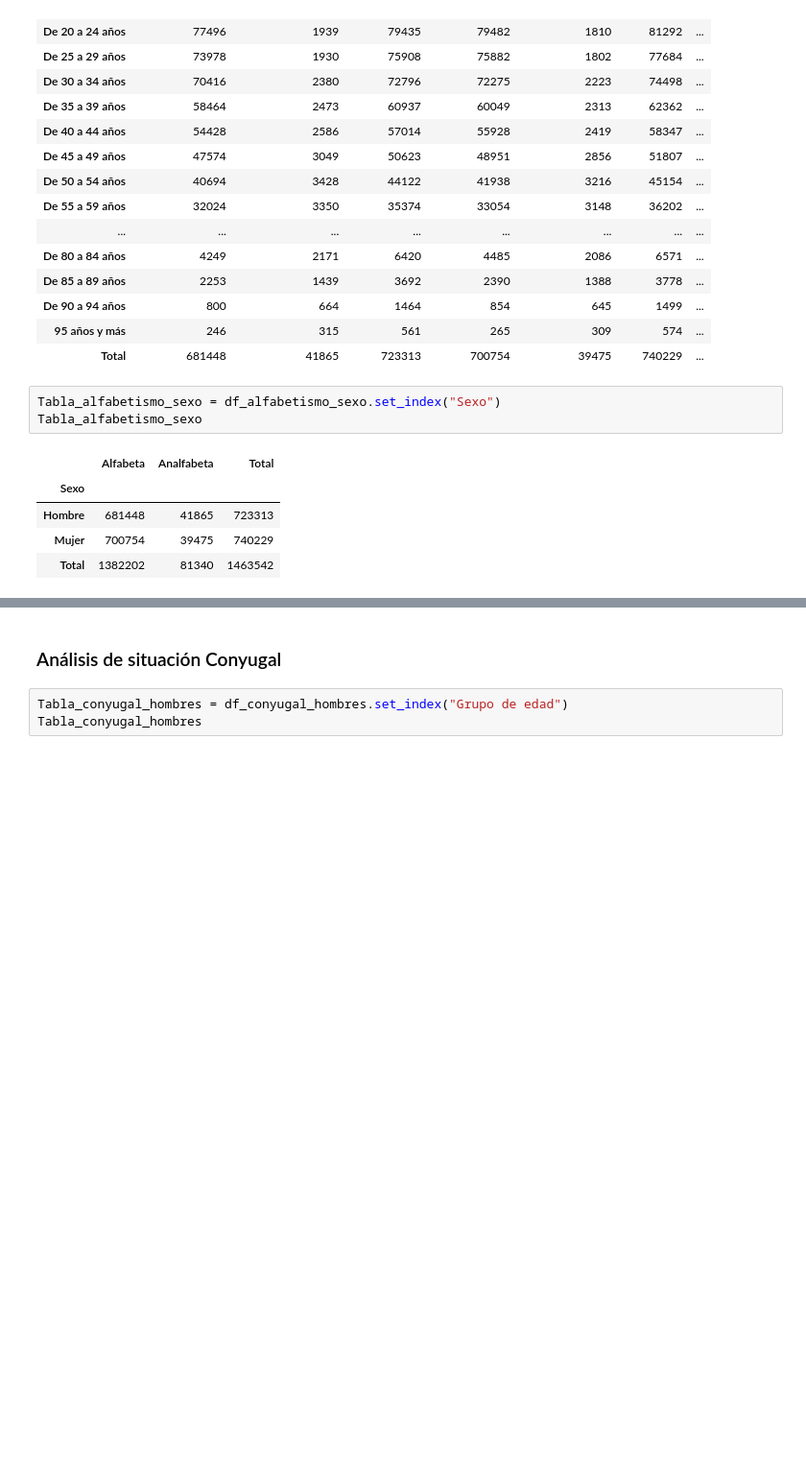
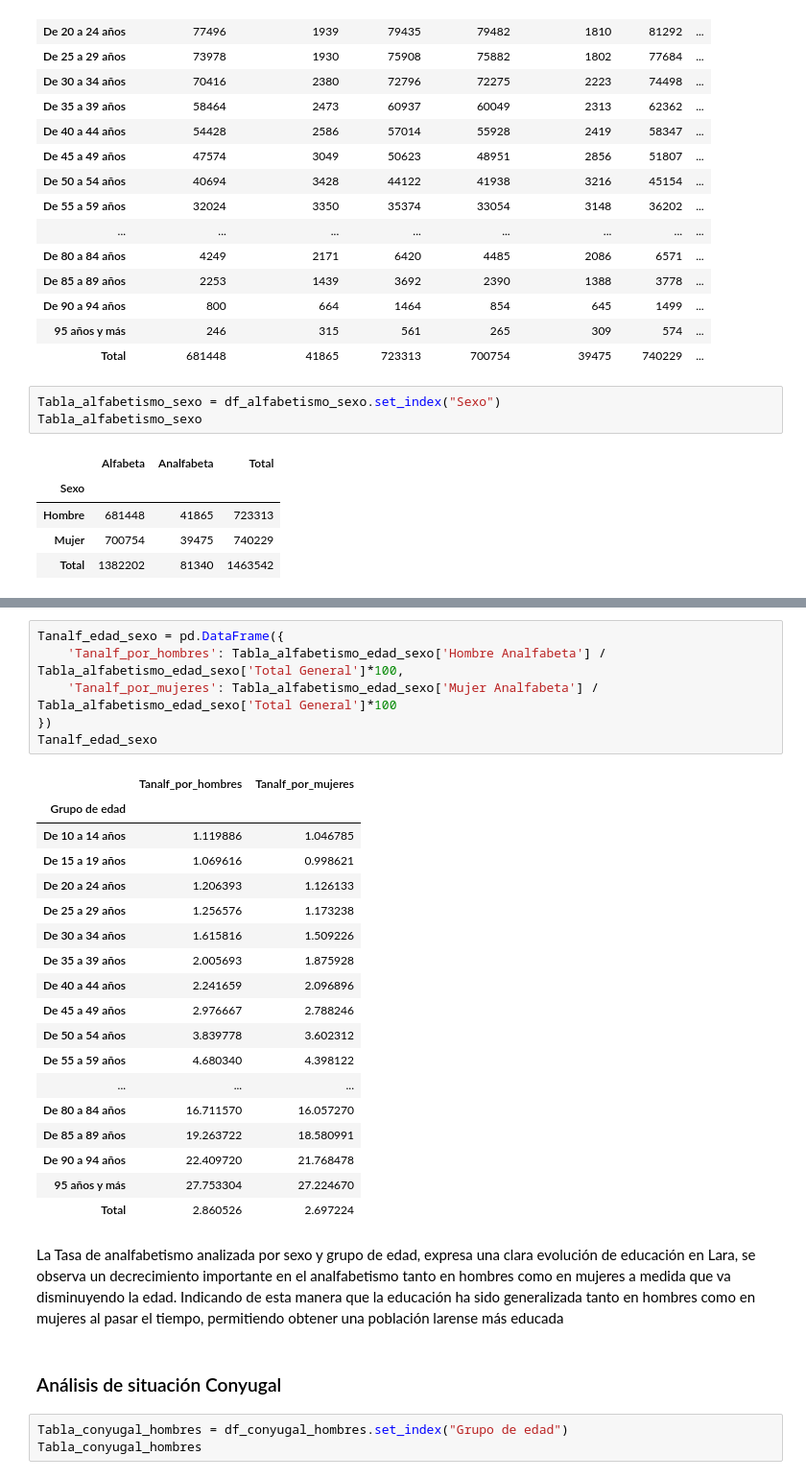
Before and after one commit to Giorferp/Analisis_demografico_del_estado_Lara_VEN, a Jupyter notebook: Análisis_Demográfico_del_Estado_Lara.ipynb, the cells around one changed output, grey strips where cells are left out. Shown at 96% size. Cells and saved outputs as stored; diff of their text form; blank space fills up the shorter version.

Commit message:
Creación de tablas e interpertaciones varias

```diff
--- a/Análisis_Demográfico_del_Estado_Lara.ipynb
+++ b/Análisis_Demográfico_del_Estado_Lara.ipynb
@@ -257,3 +254,30 @@ Tabla_alfabetismo_sexo
+# %%
+Tanalf_edad_sexo = pd.DataFrame({
+    'Tanalf_por_hombres': Tabla_alfabetismo_edad_sexo['Hombre Analfabeta'] / Tabla_alfabetismo_edad_sexo['Total General']*100,
+    'Tanalf_por_mujeres': Tabla_alfabetismo_edad_sexo['Mujer Analfabeta'] / Tabla_alfabetismo_edad_sexo['Total General']*100
+})
+Tanalf_edad_sexo
+# %% [output]
+|  | Tanalf_por_hombres | Tanalf_por_mujeres |
+| Grupo de edad |  |  |
+| De 10 a 14 años | 1.119886 | 1.046785 |
+| De 15 a 19 años | 1.069616 | 0.998621 |
+| De 20 a 24 años | 1.206393 | 1.126133 |
+| De 25 a 29 años | 1.256576 | 1.173238 |
+| De 30 a 34 años | 1.615816 | 1.509226 |
+| De 35 a 39 años | 2.005693 | 1.875928 |
+| De 40 a 44 años | 2.241659 | 2.096896 |
+| De 45 a 49 años | 2.976667 | 2.788246 |
+| De 50 a 54 años | 3.839778 | 3.602312 |
+| De 55 a 59 años | 4.680340 | 4.398122 |
+| ... | ... | ... |
+| De 80 a 84 años | 16.711570 | 16.057270 |
+| De 85 a 89 años | 19.263722 | 18.580991 |
+| De 90 a 94 años | 22.409720 | 21.768478 |
+| 95 años y más | 27.753304 | 27.224670 |
+| Total | 2.860526 | 2.697224 |
+# %% [markdown]
+La Tasa de analfabetismo analizada por sexo y grupo de edad, expresa una clara evolución de educación en Lara, se observa un decrecimiento importante en el analfabetismo tanto en hombres como en mujeres a medida que va disminuyendo la edad. Indicando de esta manera que la educación ha sido generalizada tanto en hombres como en mujeres al pasar el tiempo, permitiendo obtener una población larense más educada
 # %% [markdown]
 ### Análisis de situación Conyugal
 # %%
```
Also changed, not shown: parts of 9 cells of this notebook, 1 other file.
